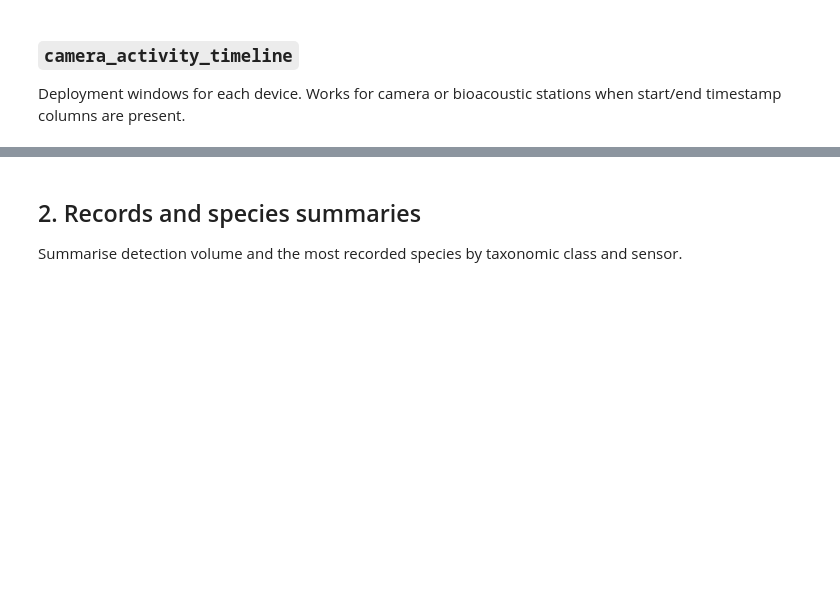
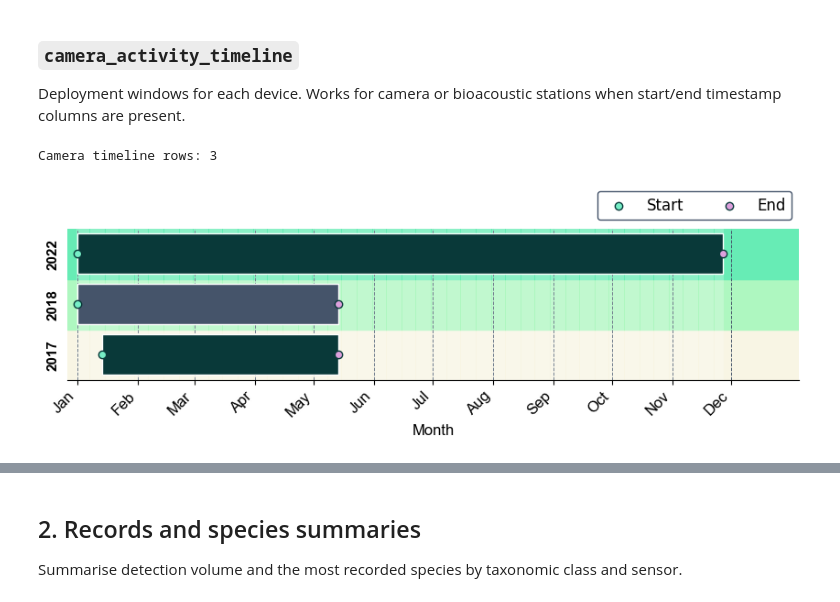
Before and after one commit to Okala-Ltd/NatureCubePy, a Jupyter notebook: tutorials/04_visualization.ipynb, the cells around one changed output, grey strips where cells are left out. Drawn from its saved outputs; the diff is of its cells as text; code cells hidden in the pictures; blank space fills up the shorter version.

```diff
--- a/tutorials/04_visualization.ipynb
+++ b/tutorials/04_visualization.ipynb
@@ -88,8 +109,10 @@ Deployment windows for each device. Works for camera or bioacoustic stations whe
 # %%
 camera_stations = stations[stations["measurement_type"] == "Camera"].copy()
 fig, timeline_df = camera_activity_timeline(camera_stations)
 print(f"Camera timeline rows: {len(timeline_df)}")
-fig
+# %% [output]
+Camera timeline rows: 3
+[figure, added]
 # %%
 bio_stations = stations[stations["measurement_type"] == "Bioacoustic"].copy()
 fig, timeline_df = camera_activity_timeline(bio_stations)
```
Also changed, not shown: parts of 16 cells of this notebook, 32 other files.
